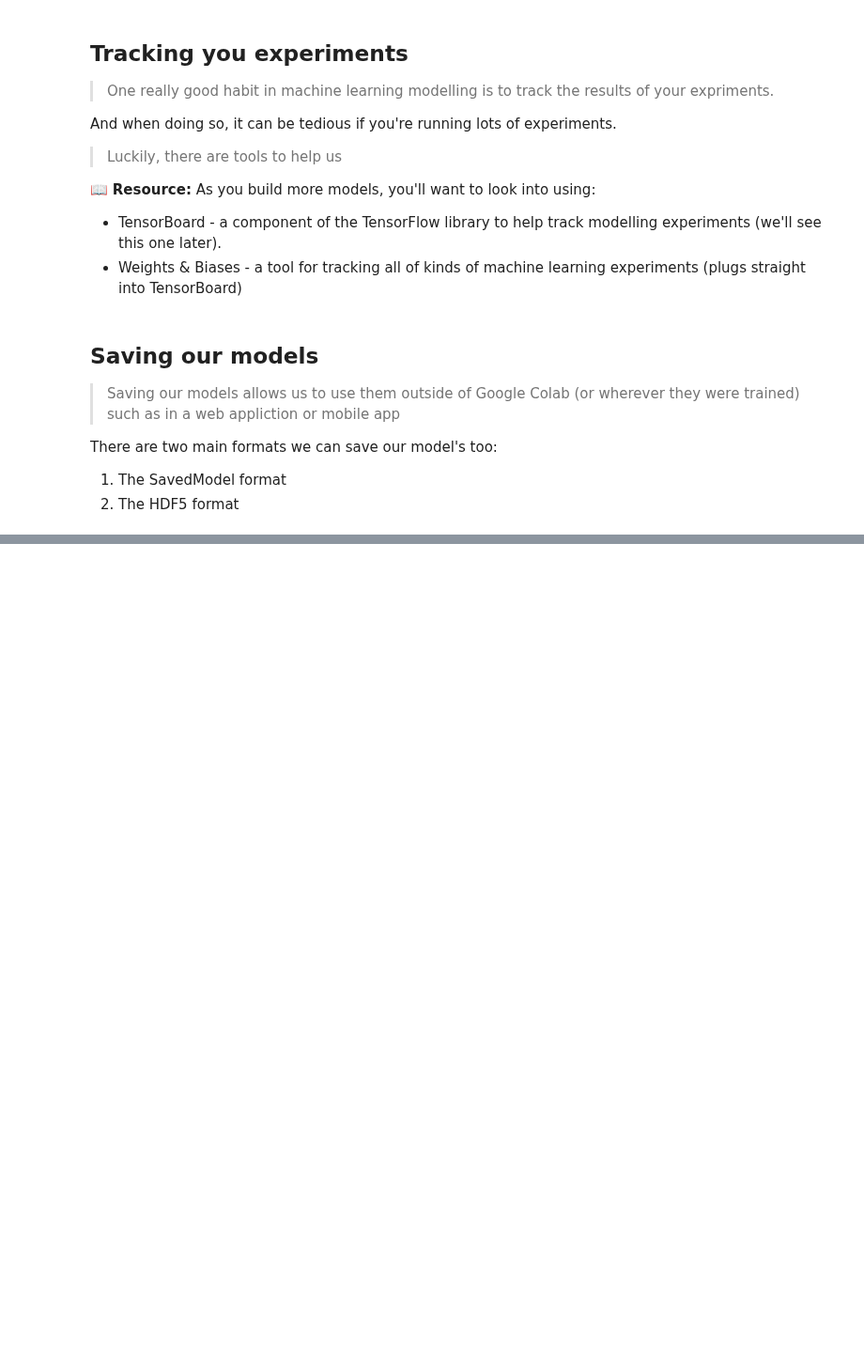
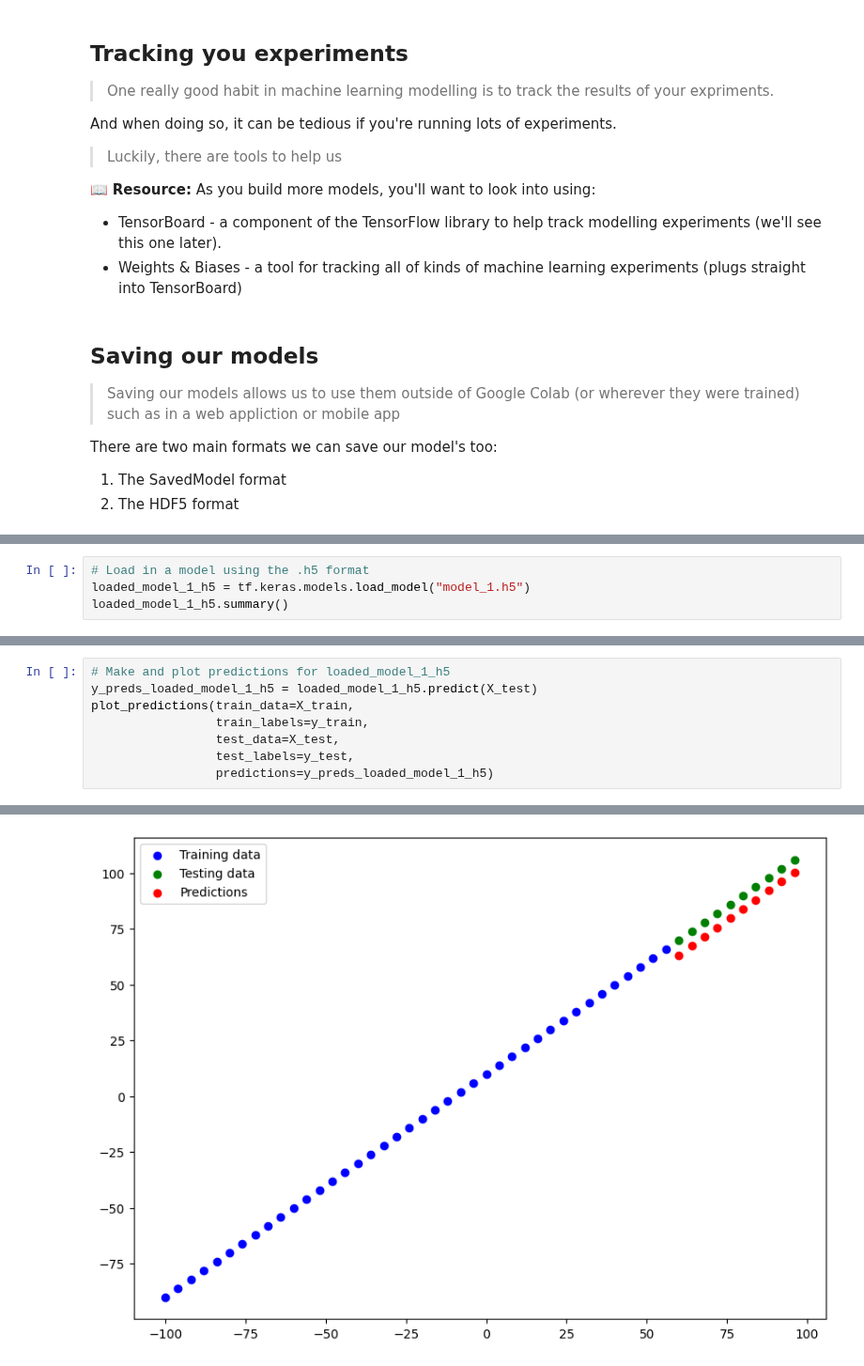
Before and after one commit to MahdadGhasemian/ai-lab, a Jupyter notebook: colab-notebooks/01_neural_network_regression_in_tensorflow.ipynb, the cells around one changed output, grey strips where cells are left out. Shown at 94% size. Cells and saved outputs as stored; diff of their text form; blank space fills up the shorter version.

```diff
--- a/colab-notebooks/01_neural_network_regression_in_tensorflow.ipynb
+++ b/colab-notebooks/01_neural_network_regression_in_tensorflow.ipynb
@@ -675,0 +720,4 @@ ValueError: Invalid filepath extension for saving. Please add either a `.keras`
+# %%
+# Load in a model using the .h5 format
+loaded_model_1_h5 = tf.keras.models.load_model("model_1.h5")
+loaded_model_1_h5.summary()
@@ -675,0 +736,9 @@ ValueError: Invalid filepath extension for saving. Please add either a `.keras`
+# %%
+# Make and plot predictions for loaded_model_1_h5
+y_preds_loaded_model_1_h5 = loaded_model_1_h5.predict(X_test)
+plot_predictions(train_data=X_train,
+                 train_labels=y_train,
+                 test_data=X_test,
+                 test_labels=y_test,
+                 predictions=y_preds_loaded_model_1_h5)
+# %% [output]
@@ -675,0 +746 @@ ValueError: Invalid filepath extension for saving. Please add either a `.keras`
+[figure, added]
```
Also changed, not shown: parts of 40 cells of this notebook.
